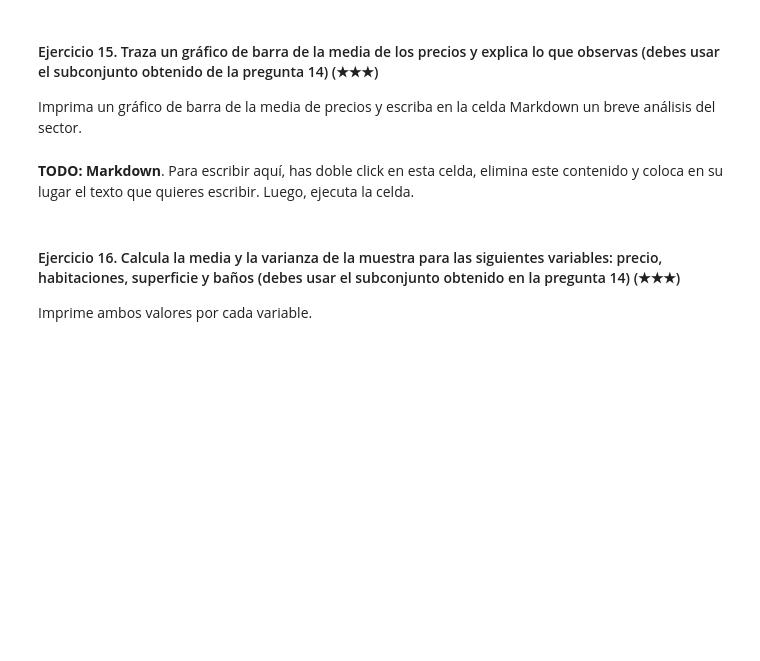
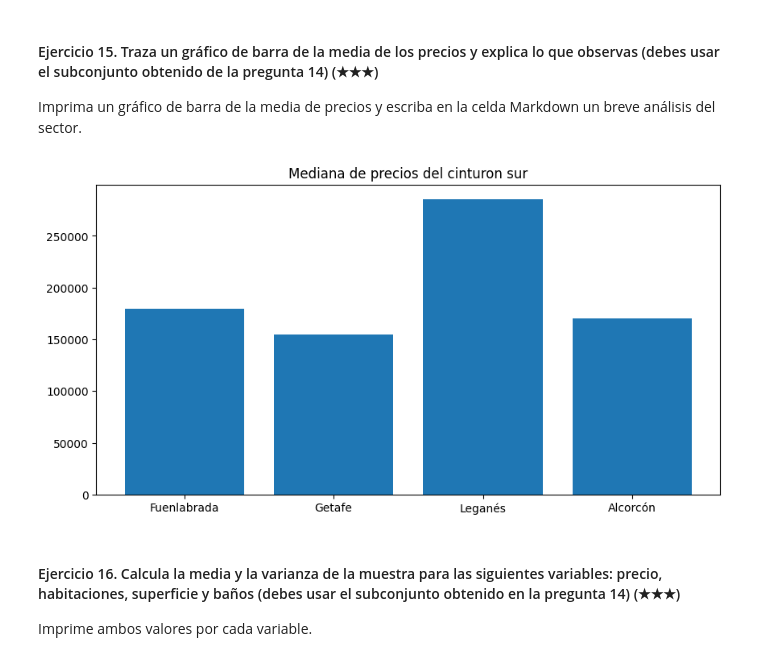
Before and after one commit to Angel-HR00/DataCleanUp-excercise, a Jupyter notebook: project.es.ipynb, the cells around one changed output. Drawn from its saved outputs; the diff is of its cells as text; code cells hidden in the pictures; blank space fills up the shorter version.

```diff
--- a/project.es.ipynb
+++ b/project.es.ipynb
@@ -170,4 +269,6 @@ Imprima la población y el número de casas.
 
 Pista: Filtra el Dataframe original usando la columna `level5` y la función `isin`
 # %%
-# TODO
+cinturon_sur = (["Fuenlabrada", "Getafe", "Leganés", "Alcorcón"])
+cs = ds[ds.level5.isin(cinturon_sur)]
+cs.head(10)
@@ -180,5 +291,24 @@ Imprima un gráfico de barra de la media de precios y escriba en la celda Markdo
-# %% [markdown]
-**TODO: Markdown**. Para escribir aquí, has doble click en esta celda, elimina este contenido y coloca en su lugar el texto que quieres escribir. Luego, ejecuta la celda.
+# %%
+Fuenlabrada = ds[ds["level5"] == "Fuenlabrada"]
+pmFuenlabrada = Fuenlabrada["price"].median()
+
+Alcorcon = ds[ds["level5"] == "Alcorcón"]
+pmAlcorcon = Alcorcon["price"].median()
+
+Getafe = ds[ds["level5"] == "Getafe"]
+pmGetafe = Getafe["price"].median()
+
+Leganes = ds[ds["level5"] == "Leganés"]
+pmLeganes = Leganes["price"].median()
+
+
+plt.figure(figsize = (10,5))
+plt.bar(cinturon_sur, [pmAlcorcon, pmFuenlabrada, pmGetafe, pmLeganes])
+
+plt.title("Mediana de precios del cinturon sur")
+plt.show()
+# %% [output]
+[figure, added]
 # %% [markdown]
 #### Ejercicio 16. Calcula la media y la varianza de la muestra para las siguientes variables: precio, habitaciones, superficie y baños (debes usar el subconjunto obtenido en la pregunta 14) (★★★)
 
```
Also changed, not shown: parts of 16 cells of this notebook.
